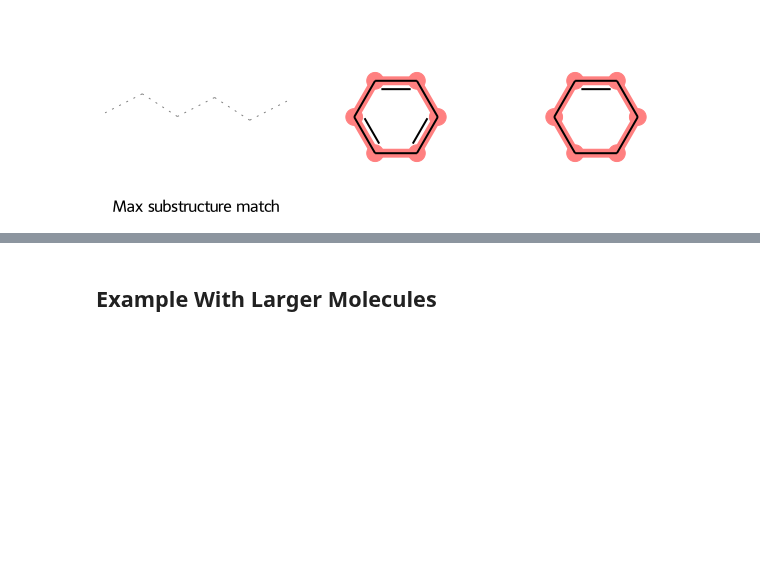
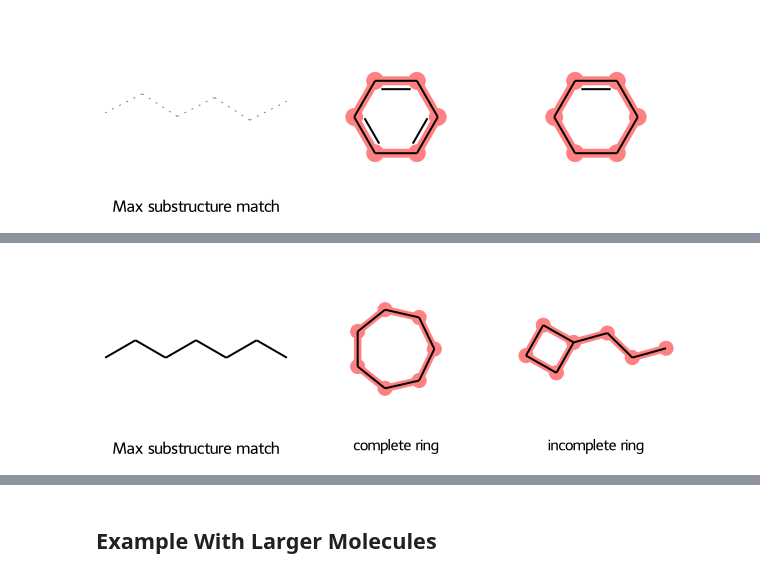
Before and after one commit to bertiewooster/RDKit-playing, a Jupyter notebook: SmilesMCStoGridImage.ipynb, the cells around one changed output, grey strips where cells are left out. Saved outputs shown, nothing was run; the diff lists cells and outputs as text; code cells hidden in the pictures; blank space fills up the shorter version.

```diff
--- a/SmilesMCStoGridImage.ipynb
+++ b/SmilesMCStoGridImage.ipynb
@@ -123,0 +127,4 @@ SmilesMCStoGridImage(["c1ccccc1", "C1CCCC=C1"], align_core=False)
+# %%
+SmilesMCStoGridImage({"C1CCCCCC1": "complete ring", "C1CCC1CCC": "incomplete ring"}, align_core=False)
+# %% [output]
+[figure, added]
```
Also changed, not shown: parts of 2 cells of this notebook, 1 other file.
